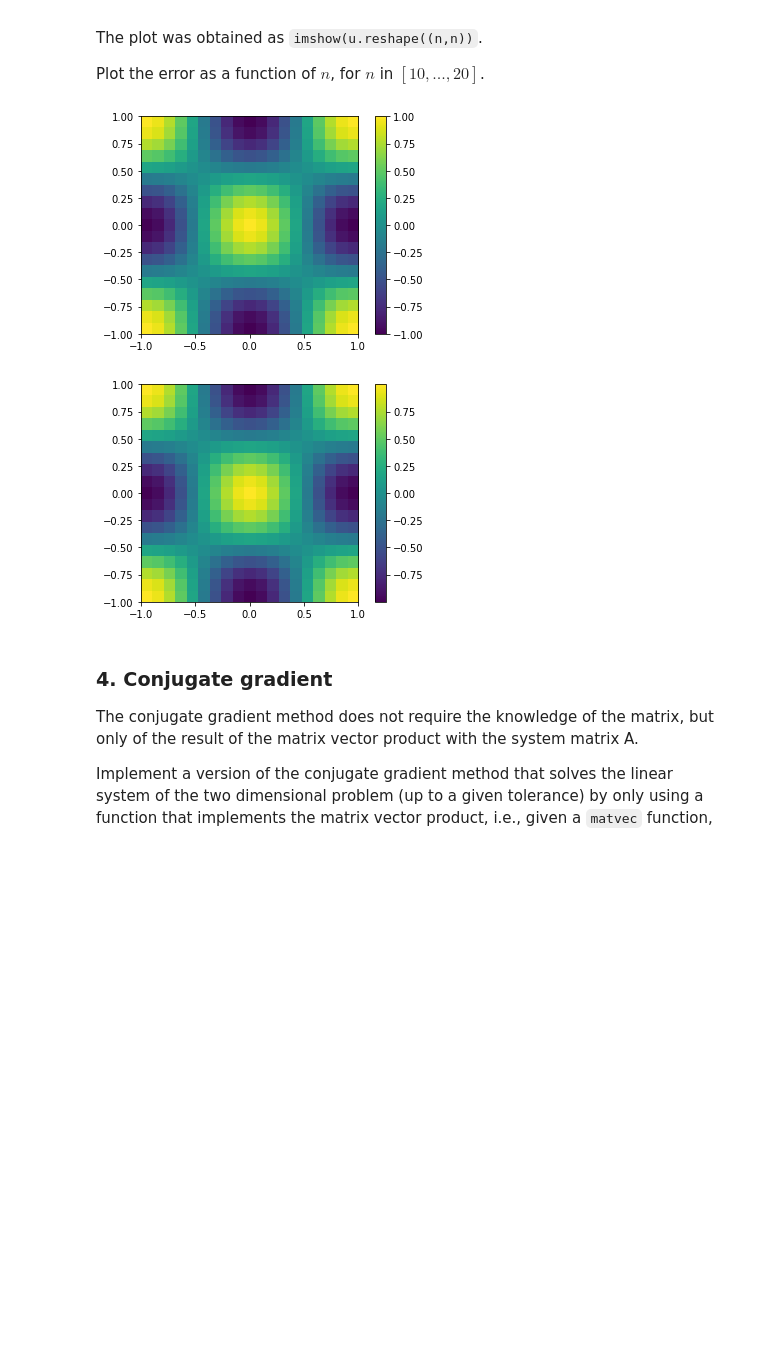
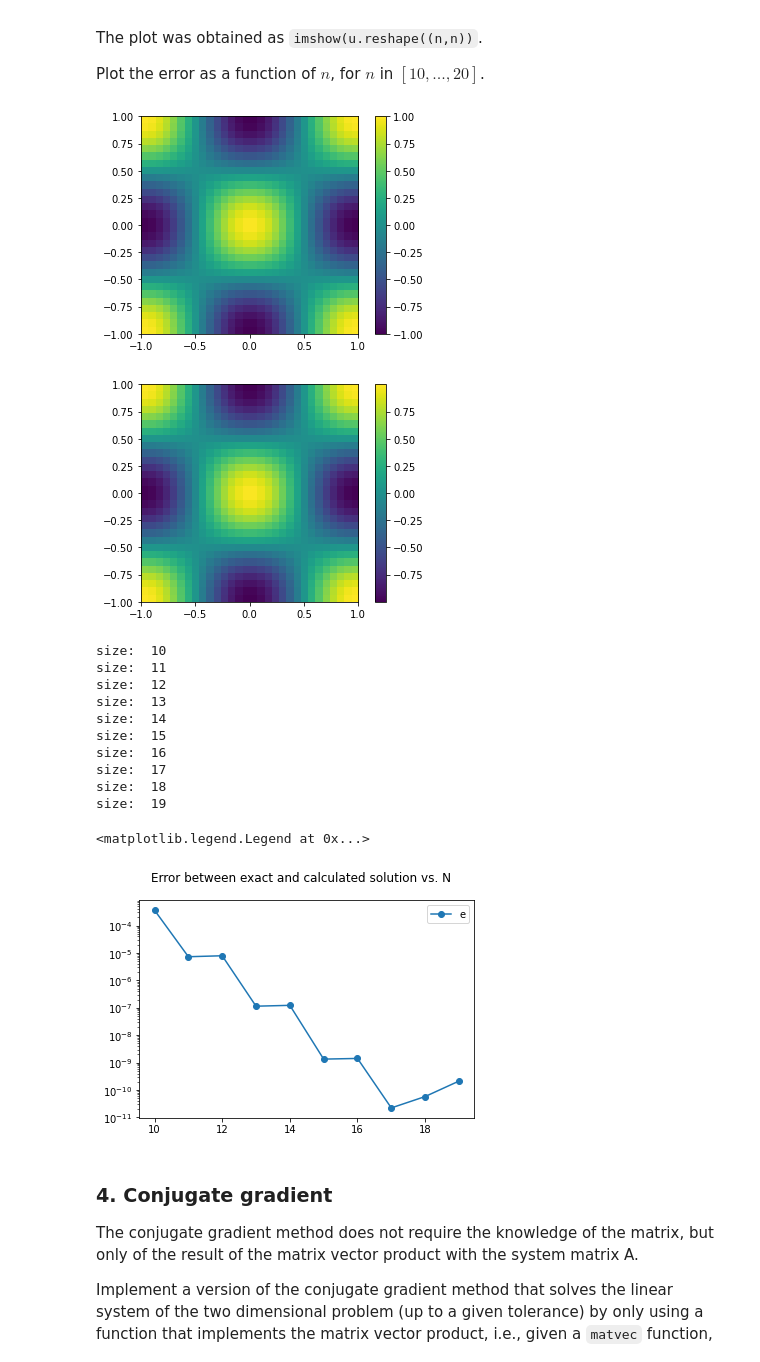
Before and after one commit to giuliodondi/numerical-analysis-2020-2021, a Jupyter notebook: notebooks/myproject_new.ipynb, the cells around one changed output. Cells and saved outputs as stored; diff of their text form; code cells hidden in the pictures; blank space fills up the shorter version.

```diff
--- a/notebooks/myproject_new.ipynb
+++ b/notebooks/myproject_new.ipynb
@@ -385,12 +351,21 @@ def oned_eval_solution(x, coef_sol):
 def compute_error_one_d(n, exact, rhs):
     # Replace this with you implementation
 
+    print("size: ",n)
+
     coef_sol = oned_compute_solution(n,rhs)
 
     n_l2_quad_pts = n + 3
     nodes = np.polynomial.chebyshev.chebpts2(n)
     l2_quad_p, l2_quad_w = leggauss(n_l2_quad_pts)
 
+    return np.linalg.norm(exact(l2_quad_p) - oned_eval_solution(l2_quad_p, coef_sol), ord=2)
+
+    #error_func = lambda x: ( exact(x) - oned_eval_solution(x, coef_sol) )**2
+
+    #l2_sq_err = integrate.quad(error_func, -1, 1, 1.0e-5)
+
+    '''
     quad_eval_ex = exact(l2_quad_p)
     quad_eval_calc = oned_eval_solution(l2_quad_p, coef_sol)
 
@@ -402,7 +377,9 @@ def compute_error_one_d(n, exact, rhs):
 
 
     l2_error = np.linalg.norm( quad_eval_ex - quad_eval_calc, ord=2 )
-    return sqrt( l2_sq_err)
+    '''
+
+    #return sqrt( l2_sq_err)
 
 
 
@@ -531,7 +518,6 @@ def twod_eval_solution(x,y, coef_sol):
 
     XX, YY = np.meshgrid(x, y)
 
-
     #construct the 1D lagrangian basis
     lag_basis = get_lagrange_basis(n)
 
@@ -560,12 +546,23 @@ def twod_eval_solution(x,y, coef_sol):
 def compute_error_two_d(n, exact, rhs):
     # Replace this with you implementation
 
+    print("size: ",n)
+
     coef_sol = twod_compute_solution(n,rhs)
 
     n_l2_quad_pts = n + 3
     nodes = np.polynomial.chebyshev.chebpts2(n)
     l2_quad_p, l2_quad_w = leggauss(n_l2_quad_pts)
 
+    return np.linalg.norm(exact_two_d(l2_quad_p, l2_quad_p) - twod_eval_solution(l2_quad_p, l2_quad_p, coef_sol), ord=2)
+
+    error_func = lambda x,y: ( exact_two_d(x, y) - twod_eval_solution(x, y, coef_sol) )**2
+
+
+    l2_sq_err = integrate.dblquad(error_func, -1, 1, -1, 1)
+
+
+    '''
     quad_eval_ex = exact_two_d(l2_quad_p, l2_quad_p)
     quad_eval_calc = twod_eval_solution(l2_quad_p, l2_quad_p, coef_sol)
 
@@ -577,6 +574,7 @@ def compute_error_two_d(n, exact, rhs):
 
 
     l2_error = np.linalg.norm( quad_eval_ex - quad_eval_calc, ord=2 )
+    '''
     return sqrt( l2_sq_err)
 
 
@@ -587,8 +585,9 @@ nn = 30
 
 xvec = linspace(-1,1,nn, dtype=float64 )
 #xvec = np.polynomial.chebyshev.chebpts2(n)
+yvec = xvec
 
-exact_sol_2d_eval = exact_two_d(xvec, xvec)
+exact_sol_2d_eval = exact_two_d(xvec, yvec)
 ex_min, ex_max = -np.abs(exact_sol_2d_eval).max(), np.abs(exact_sol_2d_eval).max()
 
 plt.figure()
@@ -596,35 +595,47 @@ ex_sol_h= plt.imshow(exact_sol_2d_eval,vmin = ex_min, vmax = ex_max,
                  extent =[xvec.min(), xvec.max(), yvec.min(), yvec.max()])
 plt.colorbar(ex_sol_h)
 plt.show()
 
 
 
 # calculate the numerical solution and plot it
 
 calc_sol_2d_eval = twod_eval_solution(xvec,xvec, twod_compute_solution(10, forcing_two_d))
 #calc_sol_2d_eval =forcing_two_d(xvec,xvec)
 
 cl_min, cl_max = -np.abs(calc_sol_2d_eval).max(), np.abs(calc_sol_2d_eval).max()
 
 plt.figure()
 cl_sol_h= plt.imshow(calc_sol_2d_eval,vmin = cl_min, vmax = cl_max,
                  extent =[xvec.min(), xvec.max(), yvec.min(), yvec.max()])
 plt.colorbar(cl_sol_h)
 plt.show()
 
 
 
 error = []
 all_n = range(10,20)
 for n in all_n:
     error.append(compute_error_two_d(n, exact_two_d, forcing_two_d))
 
 plt.suptitle('Error between exact and calculated solution vs. N')
 error_h = semilogy(all_n, error, 'o-')
 plt.legend((error_h),('error'))
 # %% [output]
-[figure, old version]
+[figure, new version]
-[figure, old version]
+[figure, new version]
+size:  10
+size:  11
+size:  12
+size:  13
+size:  14
+size:  15
+size:  16
+size:  17
+size:  18
+size:  19
+<matplotlib.legend.Legend at 0x...>
+[figure, added]
 # %% [markdown]
 ### 4. Conjugate gradient
 
```
Also changed, not shown: parts of 7 cells of this notebook.
